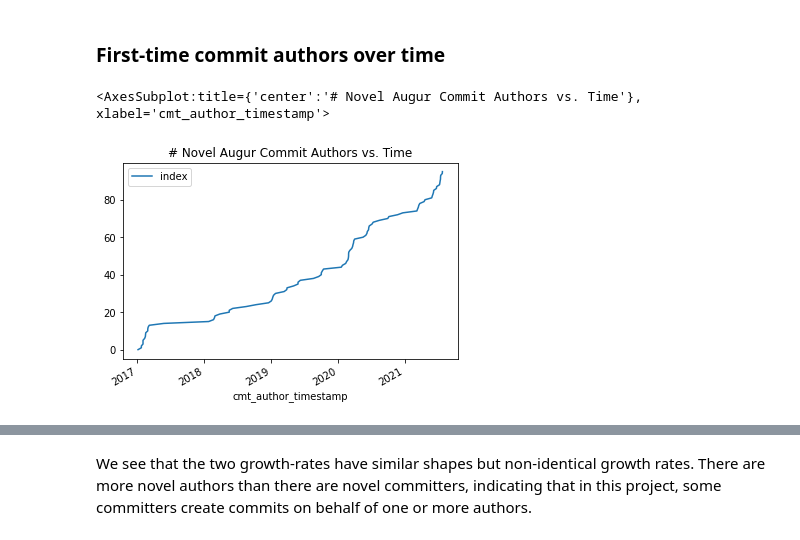
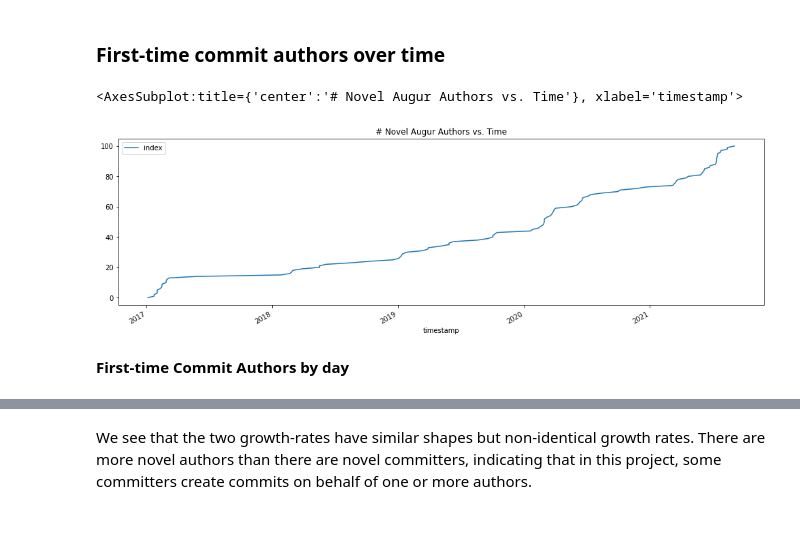
Before and after one commit to oss-aspen/Rappel, a Jupyter notebook: notebooks/community_metrics.ipynb, the cells around one changed output, grey strips where cells are left out. Cells and saved outputs as stored; diff of their text form; code cells hidden in the pictures.

```diff
--- a/notebooks/community_metrics.ipynb
+++ b/notebooks/community_metrics.ipynb
@@ -20,6 +20,7 @@ import datetime
 from pandas.tseries.offsets import BusinessDay
 from matplotlib.ticker import MaxNLocator
 from dateutil.relativedelta import relativedelta
+plt.rcParams['figure.figsize'] = (17, 5)
 
 warnings.filterwarnings('ignore')
 
@@ -206,9 +309,8 @@ for repo_id in repo_set:
 
     pr_query = salc.sql.text(f"""
                 SELECT
-                    c.cmt_commit_hash,
                     c.cmt_committer_name,
-                    c.cmt_committer_timestamp
+                    c.cmt_committer_timestamp as timestamp
                 FROM
                 	commits c
                 WHERE
@@ -223,9 +325,8 @@ for repo_id in repo_set:
 
     pr_query = salc.sql.text(f"""
                 SELECT
-                    c.cmt_commit_hash,
                     c.cmt_author_name,
-                    c.cmt_author_timestamp
+                    c.cmt_author_timestamp as timestamp
                 FROM
                 	commits c
                 WHERE
@@ -272,7 +448,7 @@ ax_committers = df_pr_committers_sorted_unique.plot(x="cmt_committer_timestamp",
 df_pr_authors_unique = df_pr_authors.drop_duplicates(subset="cmt_author_name", keep="first")
 
 # Sort by the time of their first authorship.
-df_pr_authors_sorted_unique = df_pr_authors_unique.sort_values("cmt_author_timestamp")
+df_pr_authors_sorted_unique = df_pr_authors_unique.sort_values("timestamp")
 
 # Finagle the index as a column to count number of authors.
 df_pr_authors_sorted_unique = df_pr_authors_sorted_unique.reset_index()
@@ -282,7 +458,9 @@ df_pr_authors_sorted_unique = df_pr_authors_sorted_unique.reset_index()
 ### First-time commit authors over time
 # %%
 # plot number of unique authors over time.
-df_pr_authors_sorted_unique.plot(x="cmt_author_timestamp", y="index", title="# Novel Augur Commit Authors vs. Time")
+df_pr_authors_sorted_unique.plot(x="timestamp", y="index", title="# Novel Augur Authors vs. Time")
 # %% [output]
-<AxesSubplot:title={'center':'# Novel Augur Commit Authors vs. Time'}, xlabel='cmt_author_timestamp'>
+<AxesSubplot:title={'center':'# Novel Augur Authors vs. Time'}, xlabel='timestamp'>
-[figure, old version]
+[figure, new version]
+# %% [markdown]
+**First-time Commit Authors by day**
```
Also changed, not shown: parts of 36 cells of this notebook, 1 other file.
